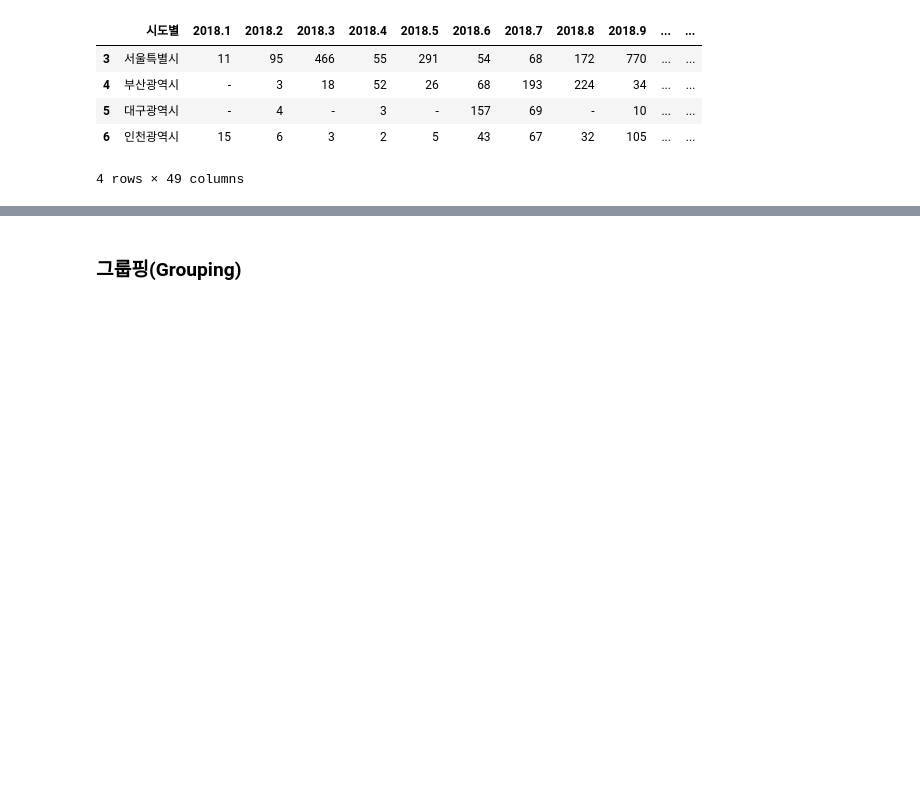
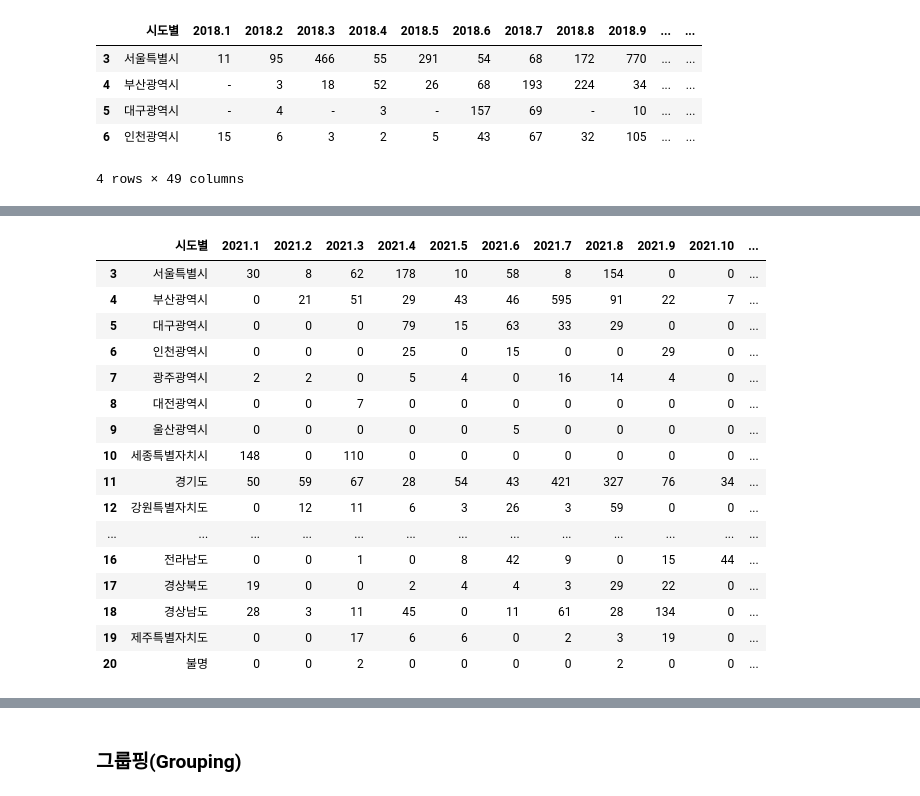
Before and after one commit to tyra0509/jejumaster, a Jupyter notebook: 과제1_이명순.ipynb, the cells around one changed output, grey strips where cells are left out. Saved outputs shown, nothing was run; the diff lists cells and outputs as text; code cells hidden in the pictures; blank space fills up the shorter version.

```diff
--- a/과제1_이명순.ipynb
+++ b/과제1_이명순.ipynb
@@ -415,0 +164,33 @@ df.query(f" 지점명 in ('관악산','서울') and 최저기온 <= { wmin  } ")
+# %%
+#결측데이터 처리
+df['2021.1']= df['2021.1'].str.replace(pat=r'-',repl=r'0',regex=True)
+df['2021.2']= df['2021.2'].str.replace(pat=r'-',repl=r'0',regex=True)
+df['2021.3']= df['2021.3'].str.replace(pat=r'-',repl=r'0',regex=True)
+df['2021.4']= df['2021.4'].str.replace(pat=r'-',repl=r'0',regex=True)
+df['2021.5']= df['2021.5'].str.replace(pat=r'-',repl=r'0',regex=True)
+df['2021.6']= df['2021.6'].str.replace(pat=r'-',repl=r'0',regex=True)
+df['2021.7']= df['2021.7'].str.replace(pat=r'-',repl=r'0',regex=True)
+df['2021.8']= df['2021.8'].str.replace(pat=r'-',repl=r'0',regex=True)
+df['2021.9']= df['2021.9'].str.replace(pat=r'-',repl=r'0',regex=True)
+df['2021.10']= df['2021.10'].str.replace(pat=r'-',repl=r'0',regex=True)
+df['2021.11']= df['2021.11'].str.replace(pat=r'-',repl=r'0',regex=True)
+df['2021.12']= df['2021.12'].str.replace(pat=r'-',repl=r'0',regex=True)
+df
+# %% [output]
+|  | 시도별 | 2021.1 | 2021.2 | 2021.3 | 2021.4 | 2021.5 | 2021.6 | 2021.7 | 2021.8 | 2021.9 | 2021.10 | ... |
+| 3 | 서울특별시 | 30 | 8 | 62 | 178 | 10 | 58 | 8 | 154 | 0 | 0 | ... |
+| 4 | 부산광역시 | 0 | 21 | 51 | 29 | 43 | 46 | 595 | 91 | 22 | 7 | ... |
+| 5 | 대구광역시 | 0 | 0 | 0 | 79 | 15 | 63 | 33 | 29 | 0 | 0 | ... |
+| 6 | 인천광역시 | 0 | 0 | 0 | 25 | 0 | 15 | 0 | 0 | 29 | 0 | ... |
+| 7 | 광주광역시 | 2 | 2 | 0 | 5 | 4 | 0 | 16 | 14 | 4 | 0 | ... |
+| 8 | 대전광역시 | 0 | 0 | 7 | 0 | 0 | 0 | 0 | 0 | 0 | 0 | ... |
+| 9 | 울산광역시 | 0 | 0 | 0 | 0 | 0 | 5 | 0 | 0 | 0 | 0 | ... |
+| 10 | 세종특별자치시 | 148 | 0 | 110 | 0 | 0 | 0 | 0 | 0 | 0 | 0 | ... |
+| 11 | 경기도 | 50 | 59 | 67 | 28 | 54 | 43 | 421 | 327 | 76 | 34 | ... |
+| 12 | 강원특별자치도 | 0 | 12 | 11 | 6 | 3 | 26 | 3 | 59 | 0 | 0 | ... |
+| ... | ... | ... | ... | ... | ... | ... | ... | ... | ... | ... | ... | ... |
+| 16 | 전라남도 | 0 | 0 | 1 | 0 | 8 | 42 | 9 | 0 | 15 | 44 | ... |
+| 17 | 경상북도 | 19 | 0 | 0 | 2 | 4 | 4 | 3 | 29 | 22 | 0 | ... |
+| 18 | 경상남도 | 28 | 3 | 11 | 45 | 0 | 11 | 61 | 28 | 134 | 0 | ... |
+| 19 | 제주특별자치도 | 0 | 0 | 17 | 6 | 6 | 0 | 2 | 3 | 19 | 0 | ... |
+| 20 | 불명 | 0 | 0 | 2 | 0 | 0 | 0 | 0 | 2 | 0 | 0 | ... |
```
Also changed, not shown: parts of 107 cells of this notebook.
